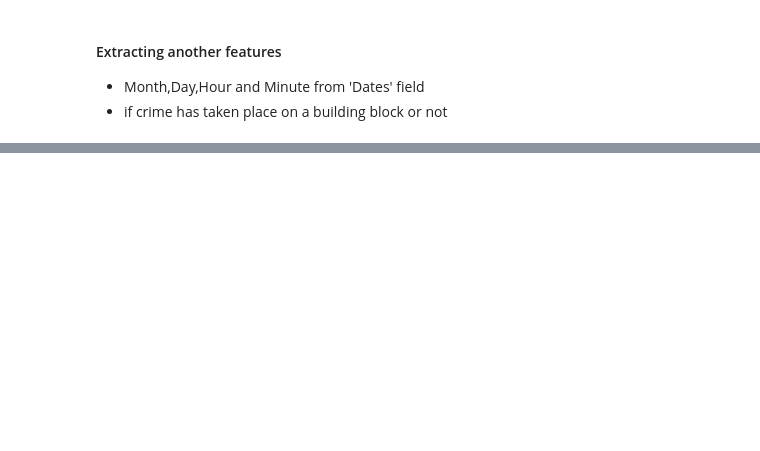
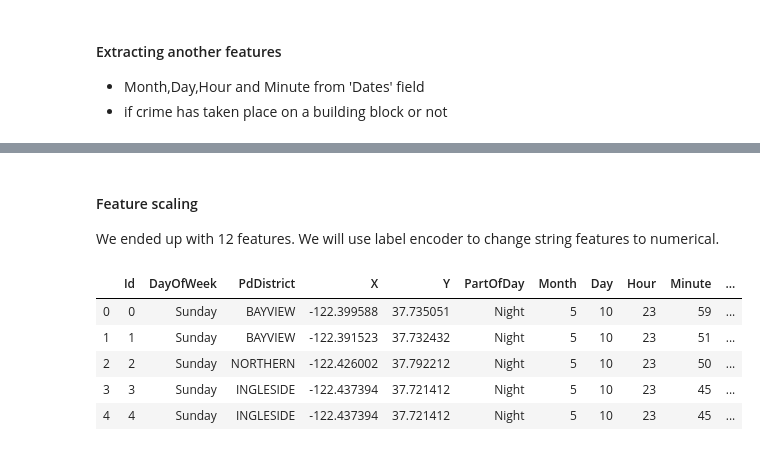
Before and after one commit to Frustrado/Crime-Classification, a Jupyter notebook: SF_crimes_analysis.ipynb, the cells around one changed output, grey strips where cells are left out. Cells and saved outputs as stored; diff of their text form; code cells hidden in the pictures; blank space fills up the shorter version.

```diff
--- a/SF_crimes_analysis.ipynb
+++ b/SF_crimes_analysis.ipynb
@@ -369,7 +376,7 @@ other = other.reset_index()
 train_df = train_df.merge(other, how='right')
 # %%
 other_test = pd.DataFrame(df_multiple_crimes_test)
-other_test = other.reset_index()
+other_test = other_test.reset_index()
 test_df = test_df.merge(other_test, how='right')
 # %%
 train_df[train_df[0]==13]
@@ -503,0 +511,13 @@ train_df.head()
+# %% [markdown]
+#### Feature scaling
+
+We ended up with 12 features. We will use label encoder to change string features to numerical.
+# %%
+test_df.head()
+# %% [output]
+|  | Id | DayOfWeek | PdDistrict | X | Y | PartOfDay | Month | Day | Hour | Minute | ... |
+| 0 | 0 | Sunday | BAYVIEW | -122.399588 | 37.735051 | Night | 5 | 10 | 23 | 59 | ... |
+| 1 | 1 | Sunday | BAYVIEW | -122.391523 | 37.732432 | Night | 5 | 10 | 23 | 51 | ... |
+| 2 | 2 | Sunday | NORTHERN | -122.426002 | 37.792212 | Night | 5 | 10 | 23 | 50 | ... |
+| 3 | 3 | Sunday | INGLESIDE | -122.437394 | 37.721412 | Night | 5 | 10 | 23 | 45 | ... |
+| 4 | 4 | Sunday | INGLESIDE | -122.437394 | 37.721412 | Night | 5 | 10 | 23 | 45 | ... |
```
Also changed, not shown: parts of 5 cells of this notebook.
